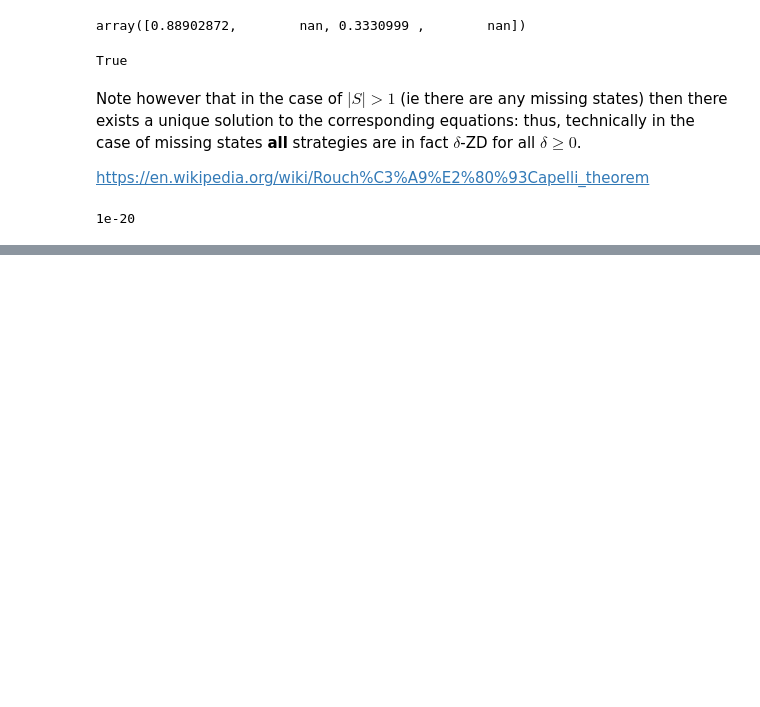
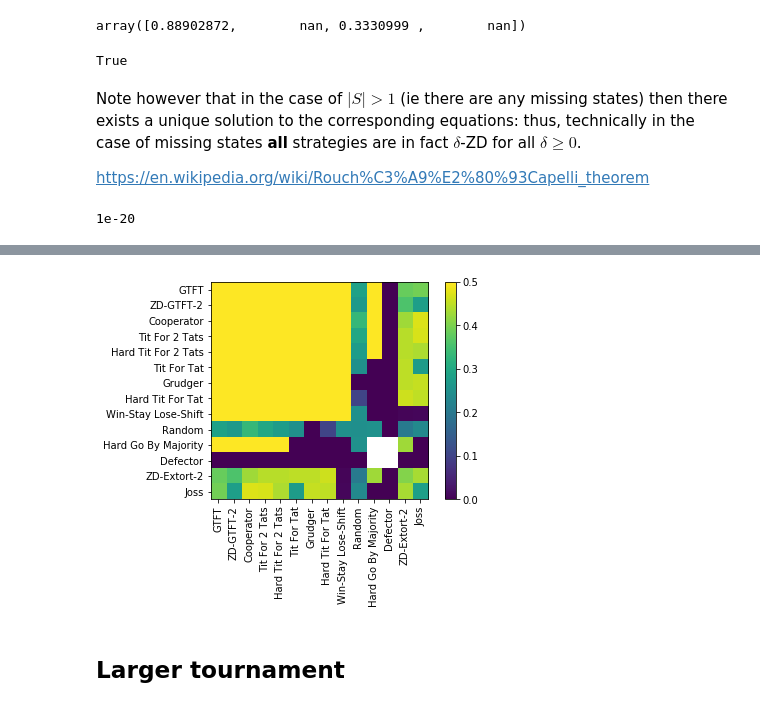
Before and after one commit to drvinceknight/testing_for_ZD, a Jupyter notebook: main.ipynb, the cells around one changed output, grey strips where cells are left out. Drawn from its saved outputs; the diff is of its cells as text; code cells hidden in the pictures; blank space fills up the shorter version.

```diff
--- a/main.ipynb
+++ b/main.ipynb
@@ -270,0 +284,9 @@ KeyboardInterrupt:
+# %%
+plt.imshow(mutual_cooperation_array[sorted_indices][:,sorted_indices])
+plt.colorbar()
+plt.xticks(range(len(players)), sorted_players, rotation='vertical')
+plt.yticks(range(len(players)), sorted_players);
+# %% [output]
+[figure, added]
+# %% [markdown]
+## Larger tournament
```
Also changed, not shown: parts of 24 cells of this notebook, 2 other files.
